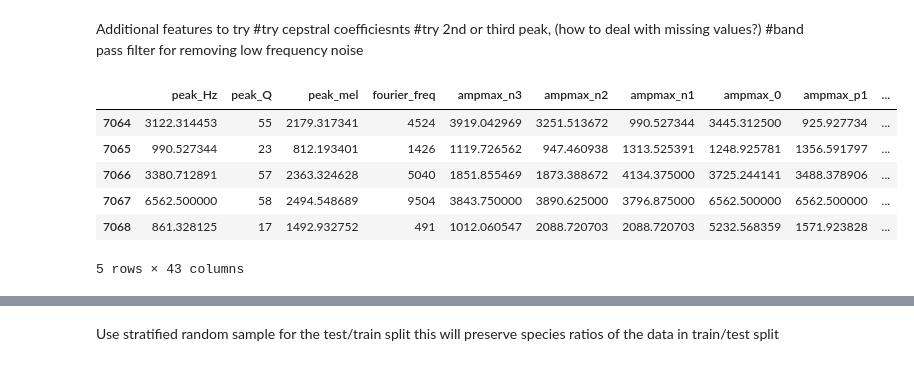
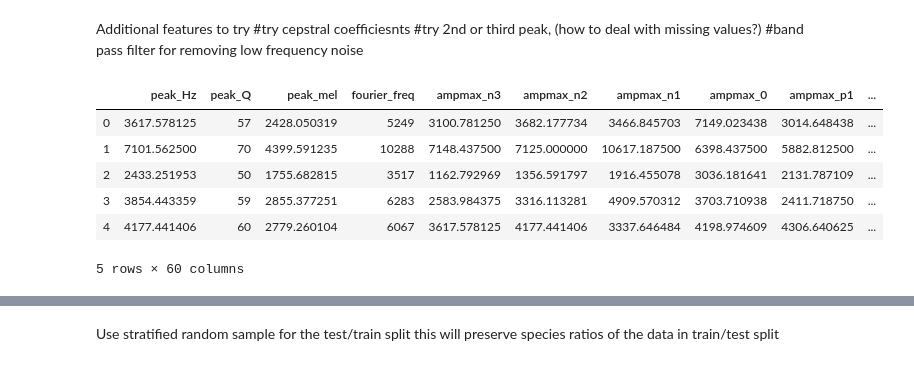
Before and after one commit to chrisseymour/birdsounder-model, a Jupyter notebook: DeployModel.ipynb, the cells around one changed output, grey strips where cells are left out. Drawn from its saved outputs; the diff is of its cells as text; code cells hidden in the pictures.

```diff
--- a/DeployModel.ipynb
+++ b/DeployModel.ipynb
@@ -15,22 +15,23 @@ Additional features to try
 # %%
 #read in the csv to pandas
 import pandas as pd
 
 #previous files 'bird_train.csv' 'bird_train_test.csv' 'brid_train (copy).csv'
-filename = 'bird_train_2_5.csv'
+filename = 'bird_train_2_6.csv'
 filename = '/'.join( ('feature_tables',  filename) )
 data = pd.read_csv(filename)
+data.columns = [dd.strip('\n').strip() for dd in data.columns]
 #create a copy to chop off the target values
 data_copy = data.copy(deep=True)
-data.tail()
+data.head()
 # %% [output]
 |  | peak_Hz | peak_Q | peak_mel | fourier_freq | ampmax_n3 | ampmax_n2 | ampmax_n1 | ampmax_0 | ampmax_p1 | ... |
-| 7064 | 3122.314453 | 55 | 2179.317341 | 4524 | 3919.042969 | 3251.513672 | 990.527344 | 3445.312500 | 925.927734 | ... |
-| 7065 | 990.527344 | 23 | 812.193401 | 1426 | 1119.726562 | 947.460938 | 1313.525391 | 1248.925781 | 1356.591797 | ... |
-| 7066 | 3380.712891 | 57 | 2363.324628 | 5040 | 1851.855469 | 1873.388672 | 4134.375000 | 3725.244141 | 3488.378906 | ... |
-| 7067 | 6562.500000 | 58 | 2494.548689 | 9504 | 3843.750000 | 3890.625000 | 3796.875000 | 6562.500000 | 6562.500000 | ... |
-| 7068 | 861.328125 | 17 | 1492.932752 | 491 | 1012.060547 | 2088.720703 | 2088.720703 | 5232.568359 | 1571.923828 | ... |
+| 0 | 3617.578125 | 57 | 2428.050319 | 5249 | 3100.781250 | 3682.177734 | 3466.845703 | 7149.023438 | 3014.648438 | ... |
+| 1 | 7101.562500 | 70 | 4399.591235 | 10288 | 7148.437500 | 7125.000000 | 10617.187500 | 6398.437500 | 5882.812500 | ... |
+| 2 | 2433.251953 | 50 | 1755.682815 | 3517 | 1162.792969 | 1356.591797 | 1916.455078 | 3036.181641 | 2131.787109 | ... |
+| 3 | 3854.443359 | 59 | 2855.377251 | 6283 | 2583.984375 | 3316.113281 | 4909.570312 | 3703.710938 | 2411.718750 | ... |
+| 4 | 4177.441406 | 60 | 2779.260104 | 6067 | 3617.578125 | 4177.441406 | 3337.646484 | 4198.974609 | 4306.640625 | ... |
-5 rows × 43 columns
+5 rows × 60 columns
 # %%
 import seaborn as sns
 data.columns
```
Also changed, not shown: parts of 26 cells of this notebook, 2 other files.
